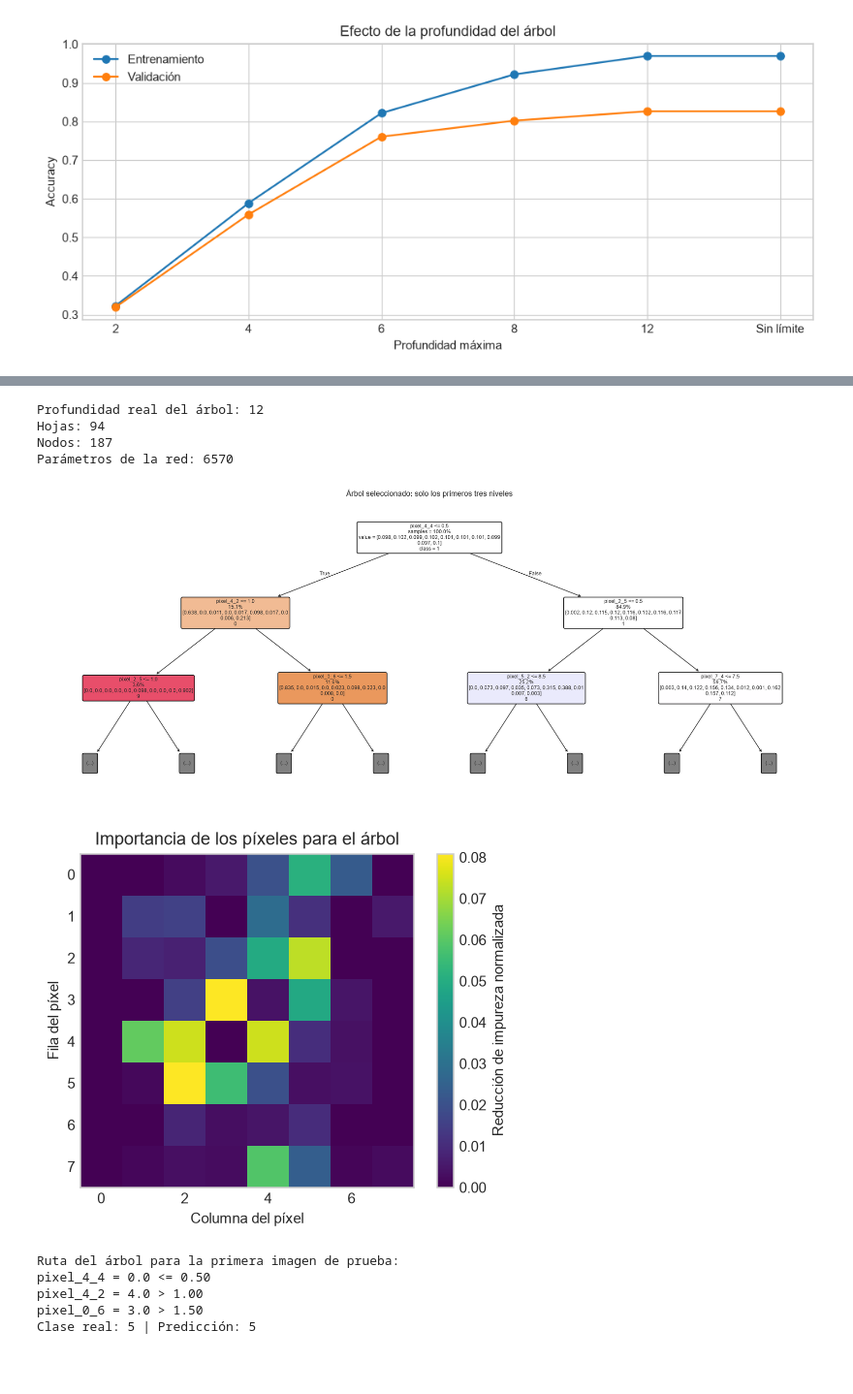
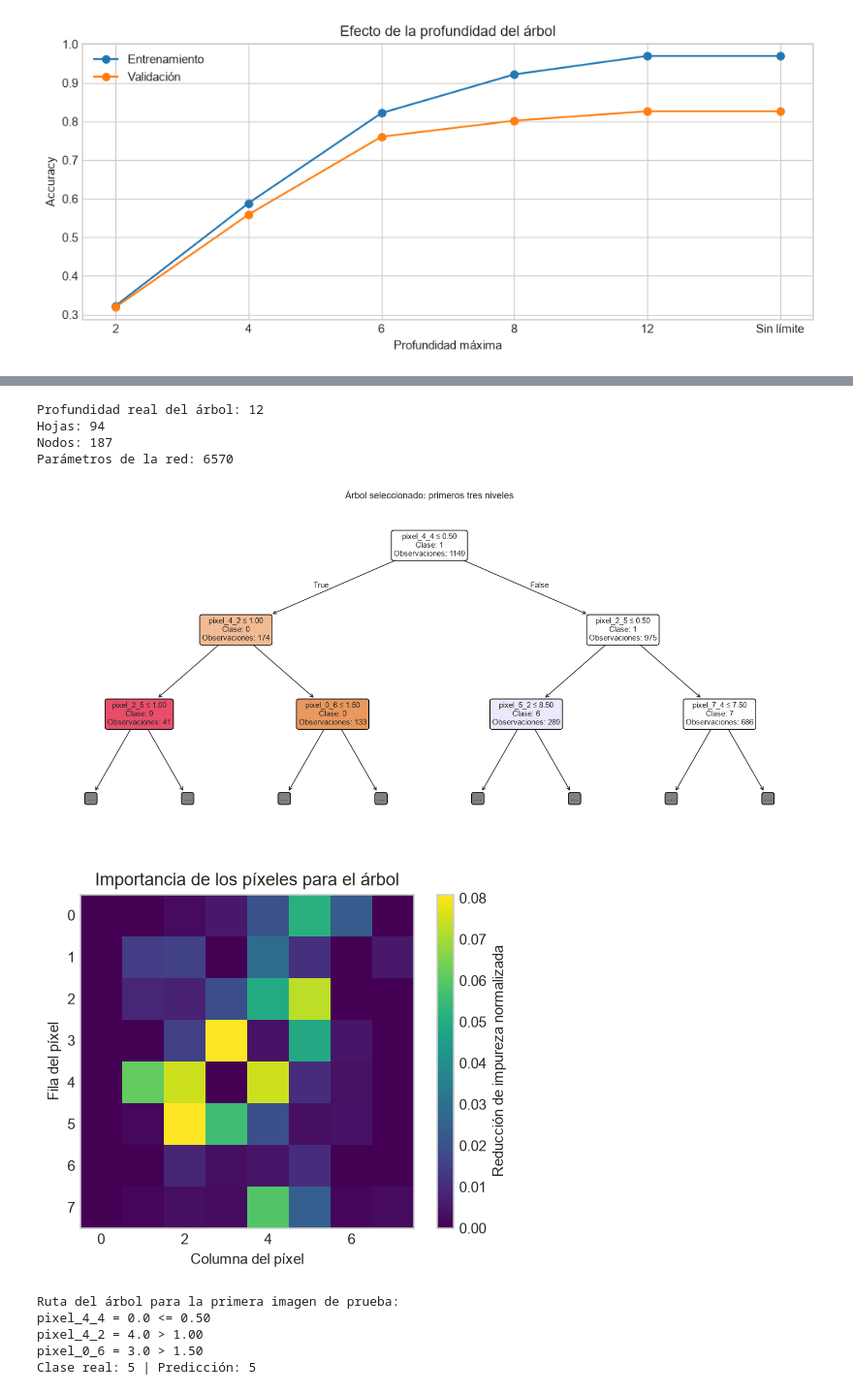
Before and after one commit to GJLG0501/Inteligencia-artificial-avanzada, a Jupyter notebook: P2/Module 2 Deep Learning/LabNNs.ipynb, the cells around one changed output, grey strips where cells are left out. Shown at 97% size. Saved outputs shown, nothing was run; the diff lists cells and outputs as text; code cells hidden in the pictures; blank space fills up the shorter version.

```diff
--- a/P2/Module 2 Deep Learning/LabNNs.ipynb
+++ b/P2/Module 2 Deep Learning/LabNNs.ipynb
@@ -599,21 +430,6 @@ fila_red, pred_test_red = evaluar_modelo("Neural Network", red_final, X_train_nn
 COLUMNAS_PDF = ["Train Score", "Accuracy", "Precision", "Recall", "F1-score"]
 comparacion = pd.DataFrame([fila_arbol, fila_red]).set_index("Model")[COLUMNAS_PDF]
 display(comparacion.round(4))
-
-for nombre, predicciones in (("Decision Tree", pred_test_arbol), ("Neural Network", pred_test_red)):
-    print("\n", nombre)
-    informe = classification_report(
-        y_test, predicciones, labels=CLASES, target_names=NOMBRES_CLASES,
-        output_dict=True, zero_division=0,
-    )
-    informe_por_clase = {clase: valores for clase, valores in informe.items()
-                         if isinstance(valores, dict)}
-    display(pd.DataFrame(informe_por_clase).T.round(4))
-
-metricas_principales = comparacion[["Train Score", "Accuracy", "Precision", "Recall", "F1-score"]]
-assert np.isfinite(metricas_principales.to_numpy()).all()
-assert ((metricas_principales >= 0) & (metricas_principales <= 1)).all().all()
-assert np.allclose(red_final.predict_proba(X_test_nn).sum(axis=1), 1)
 # %% [output]
 |  | Train Score | Accuracy | Precision | Recall | F1-score |
 | Model |  |  |  |  |  |
@@ -752,44 +565,60 @@ print("Hojas:", arbol_final.get_n_leaves())
 print("Nodos:", arbol_final.tree_.node_count)
 print("Parámetros de la red:", resultado_red_final["parametros"])
 
-fig, ax = plt.subplots(figsize=(17, 7))
-plot_tree(
+fig, ax = plt.subplots(figsize=(14, 6.5))
+anotaciones = plot_tree(
     arbol_final, feature_names=NOMBRES_VARIABLES, class_names=NOMBRES_CLASES,
-    max_depth=2, filled=True, rounded=True, impurity=False, proportion=True,
-    label="root", fontsize=8, ax=ax,
+    max_depth=2, filled=True, rounded=True, impurity=False, proportion=False,
+    node_ids=True, fontsize=10, ax=ax,
 )
-ax.set_title("Árbol seleccionado: solo los primeros tres niveles")
+# Sustituir los vectores de diez clases por una etiqueta breve en cada nodo.
+for anotacion in anotaciones:
+    texto = anotacion.get_text()
+    if texto.startswith("node #"):
+        nodo = int(texto.splitlines()[0].split("#")[1])
+        variable = arbol_final.tree_.feature[nodo]
+        clase = arbol_final.classes_[arbol_final.tree_.value[nodo].argmax()]
+        division = (
+            f"{NOMBRES_VARIABLES[variable]} ≤ {arbol_final.tree_.threshold[nodo]:.2f}\n"
+            if variable >= 0 else ""
+        )
+        anotacion.set_text(
+            f"{division}Clase: {clase}\nObservaciones: {arbol_final.tree_.n_node_samples[nodo]}"
+        )
+    elif "(...)" in texto:
+        anotacion.set_text("…")
+ax.set_title("Árbol seleccionado: primeros tres niveles")
 plt.tight_layout()
 plt.show()
 
 fig, ax = plt.subplots(figsize=(5, 4))
 imagen_importancia = ax.imshow(arbol_final.feature_importances_.reshape(8, 8), cmap="viridis")
 ax.grid(False)
 ax.set(title="Importancia de los píxeles para el árbol", xlabel="Columna del píxel", ylabel="Fila del píxel")
 fig.colorbar(imagen_importancia, ax=ax, label="Reducción de impureza normalizada")
 plt.tight_layout()
 plt.show()
 
-# Seguir una ruta real de decisión: primera observación del test, sin escoger por resultado.
+# Se muestra la primera imagen de prueba, sin elegirla por su resultado.
 ejemplo = X_test.iloc[[0]]
 ruta = arbol_final.decision_path(ejemplo).indices
 reglas = []
 for nodo in ruta:
     variable = arbol_final.tree_.feature[nodo]
     if variable >= 0:
         valor = float(ejemplo.iloc[0, variable])
         umbral = float(arbol_final.tree_.threshold[nodo])
         operador = "<=" if valor <= umbral else ">"
         reglas.append(f"{NOMBRES_VARIABLES[variable]} = {valor:.1f} {operador} {umbral:.2f}")
 print("\nRuta del árbol para la primera imagen de prueba:")
 print("\n".join(reglas))
 print("Clase real:", y_test.iloc[0], "| Predicción:", arbol_final.predict(ejemplo)[0])
 # %% [output]
 Profundidad real del árbol: 12
 Hojas: 94
 Nodos: 187
 Parámetros de la red: 6570
-[figure, old version]
+[figure, new version]
 [figure]
 Ruta del árbol para la primera imagen de prueba:
 pixel_4_4 = 0.0 <= 0.50
```
Also changed, not shown: parts of 26 cells of this notebook, 2 other files.
